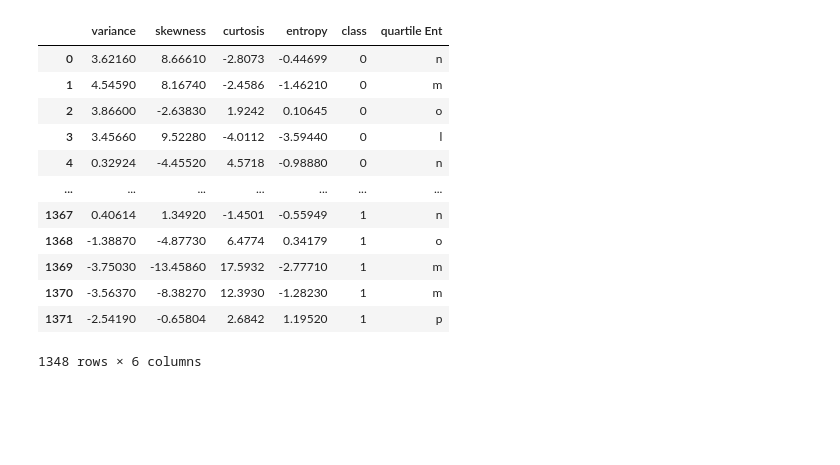
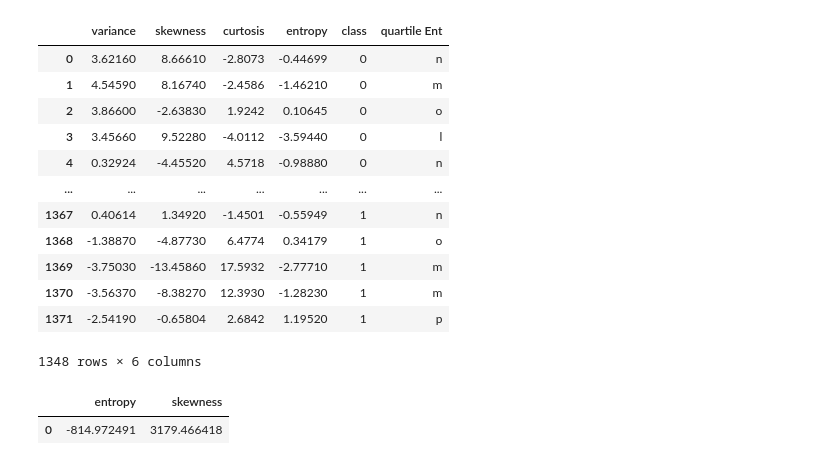
Before and after one commit to Blvisse/10-Academy, a Jupyter notebook: Week1/notebooks/TestBook.ipynb, the cells around one changed output. Saved outputs shown, nothing was run; the diff lists cells and outputs as text; code cells hidden in the pictures; blank space fills up the shorter version.

```diff
--- a/Week1/notebooks/TestBook.ipynb
+++ b/Week1/notebooks/TestBook.ipynb
@@ -165,0 +156,9 @@ data
+# %%
+aggFun=aggregateClass(data)
+# %%
+r=aggFun.aggregateSum('class','entropy','skewness',1)
+# %%
+r
+# %% [output]
+|  | entropy | skewness |
+| 0 | -814.972491 | 3179.466418 |
```
Also changed, not shown: parts of 4 cells of this notebook, 7 other files.
